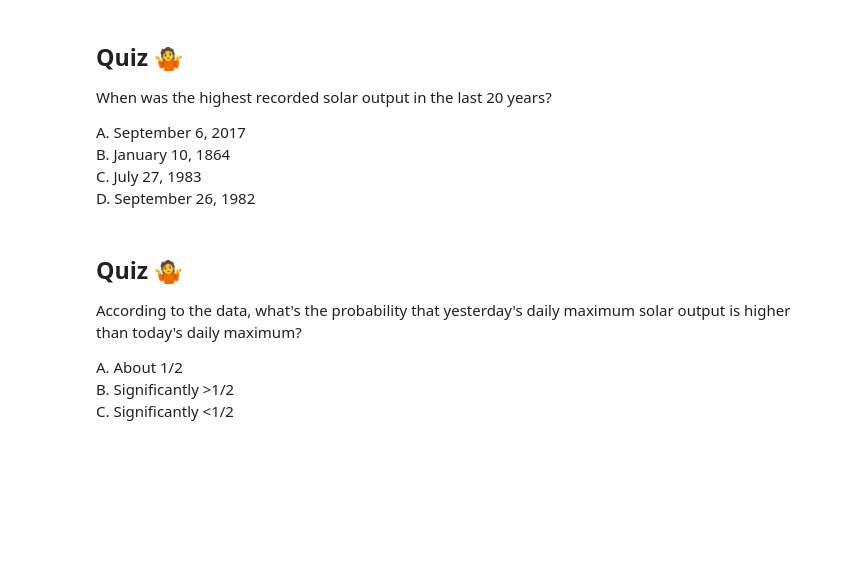
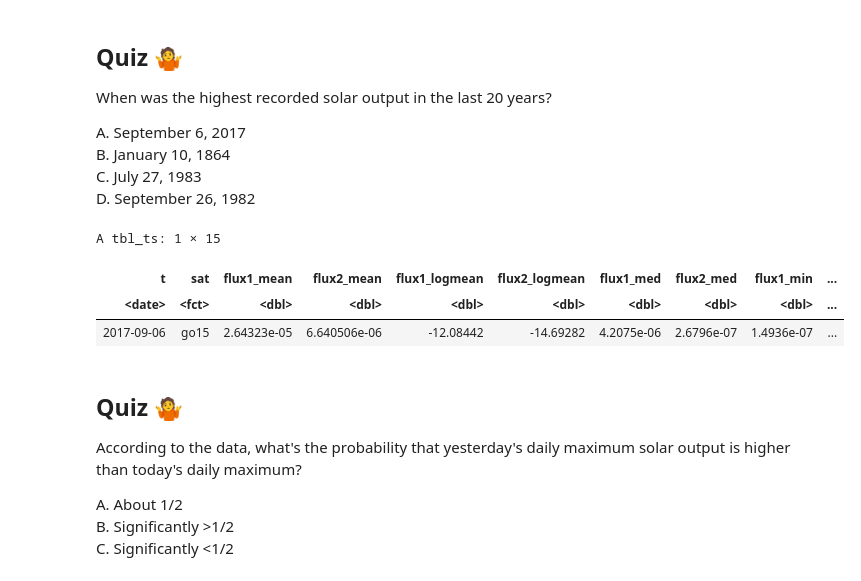
Before and after one commit to terhorst/stats504, a Jupyter notebook: lectures/week5/slides.ipynb, the cells around one changed output. Saved outputs shown, nothing was run; the diff lists cells and outputs as text; code cells hidden in the pictures; blank space fills up the shorter version.

```diff
--- a/lectures/week5/slides.ipynb
+++ b/lectures/week5/slides.ipynb
@@ -271,6 +289,13 @@ C. July 27, 1983<br/>
 D. September 26, 1982<br/>
 # %%
 # solar activity
+
+goes_daily_ts %>% filter(2024 - year(t) <= 20) %>% top_n(1, flux2_max)
+# %% [output]
+A tbl_ts: 1 × 15
+| t | sat | flux1_mean | flux2_mean | flux1_logmean | flux2_logmean | flux1_med | flux2_med | flux1_min | ... |
+| <date> | <fct> | <dbl> | <dbl> | <dbl> | <dbl> | <dbl> | <dbl> | <dbl> | ... |
+| 2017-09-06 | go15 | 2.64323e-05 | 6.640506e-06 | -12.08442 | -14.69282 | 4.2075e-06 | 2.6796e-07 | 1.4936e-07 | ... |
 # %% [markdown]
 ## Quiz 🤷
 According to the data, what's the probability that yesterday's daily maximum solar output is higher than today's daily maximum?
```
Also changed, not shown: parts of 20 cells of this notebook.
